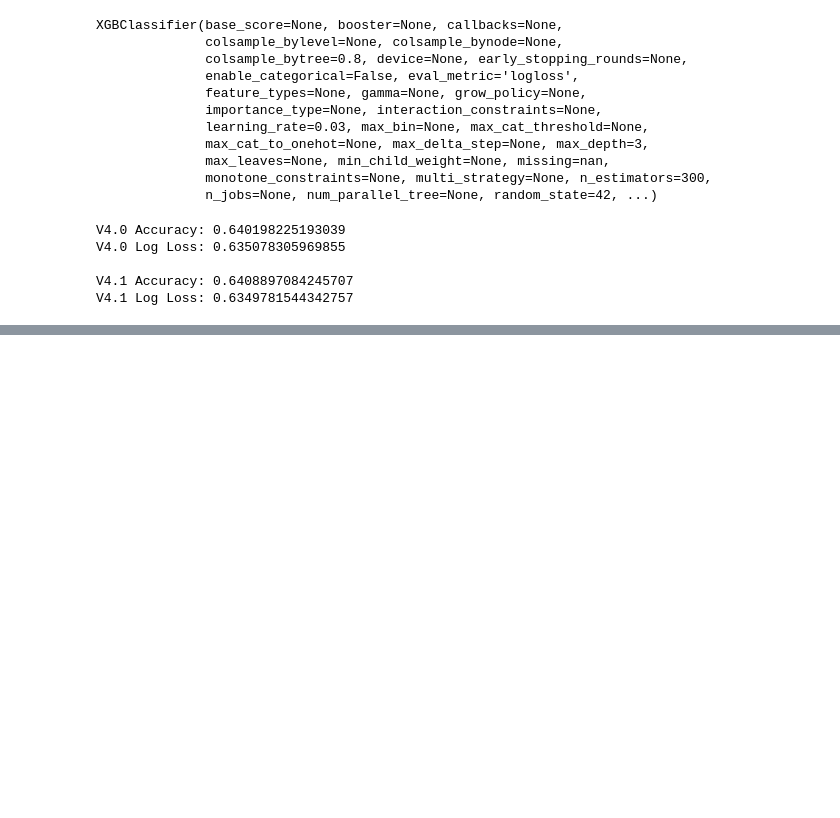
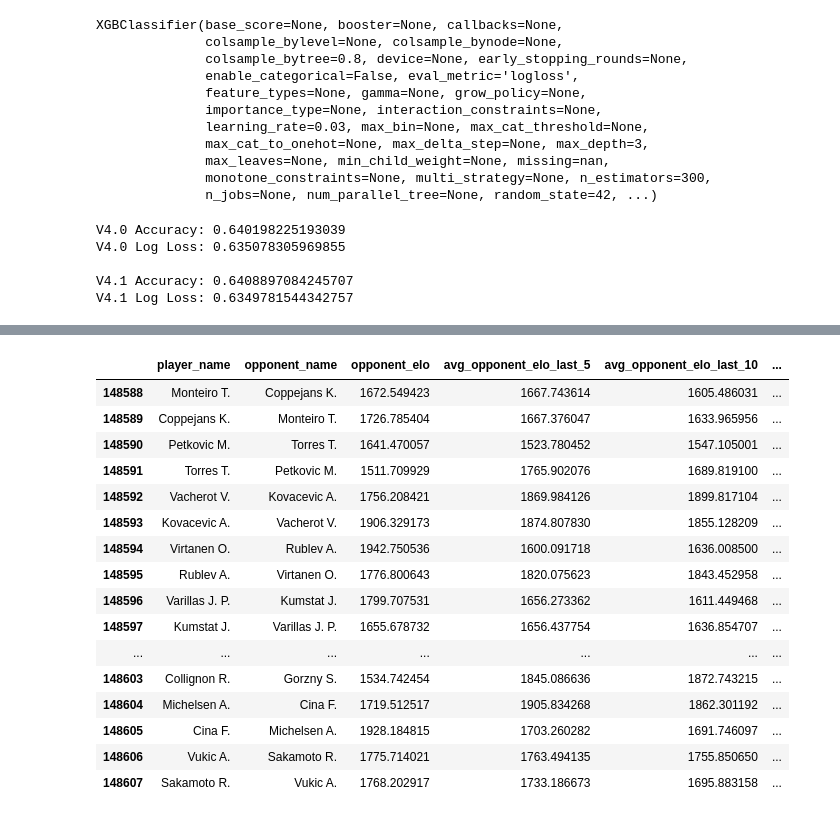
Before and after one commit to chirag330/Tennis-ML-Predictor---US-Open, a Jupyter notebook: Main.ipynb, the cells around one changed output, grey strips where cells are left out. Cells and saved outputs as stored; diff of their text form; code cells hidden in the pictures; blank space fills up the shorter version.

Commit message:
Implemented new features: Elo form for the last 5,10,20 matches

```diff
--- a/Main.ipynb
+++ b/Main.ipynb
@@ -2969,0 +3047,61 @@ V4.1 Log Loss: 0.6349781544342757
+# %%
+# Calculating recent opponent strength
+player_history["avg_opponent_elo_last_5"] = (
+    player_history
+    .groupby("player_id")["opponent_elo"]
+    .transform(
+        lambda s: s.shift(1).rolling(
+            5,
+            min_periods=1
+        ).mean()
+    )
+)
+
+player_history["avg_opponent_elo_last_10"] = (
+    player_history
+    .groupby("player_id")["opponent_elo"]
+    .transform(
+        lambda s: s.shift(1).rolling(
+            10,
+            min_periods=1
+        ).mean()
+    )
+)
+
+player_history["avg_opponent_elo_last_20"] = (
+    player_history
+    .groupby("player_id")["opponent_elo"]
+    .transform(
+        lambda s: s.shift(1).rolling(
+            20,
+            min_periods=1
+        ).mean()
+    )
+)
+# %%
+player_history[[
+    "player_name",
+    "opponent_name",
+    "opponent_elo",
+    "avg_opponent_elo_last_5",
+    "avg_opponent_elo_last_10",
+    "avg_opponent_elo_last_20"
+]].tail(20)
+# %% [output]
+|  | player_name | opponent_name | opponent_elo | avg_opponent_elo_last_5 | avg_opponent_elo_last_10 | ... |
+| 148588 | Monteiro T. | Coppejans K. | 1672.549423 | 1667.743614 | 1605.486031 | ... |
+| 148589 | Coppejans K. | Monteiro T. | 1726.785404 | 1667.376047 | 1633.965956 | ... |
+| 148590 | Petkovic M. | Torres T. | 1641.470057 | 1523.780452 | 1547.105001 | ... |
+| 148591 | Torres T. | Petkovic M. | 1511.709929 | 1765.902076 | 1689.819100 | ... |
+| 148592 | Vacherot V. | Kovacevic A. | 1756.208421 | 1869.984126 | 1899.817104 | ... |
+| 148593 | Kovacevic A. | Vacherot V. | 1906.329173 | 1874.807830 | 1855.128209 | ... |
+| 148594 | Virtanen O. | Rublev A. | 1942.750536 | 1600.091718 | 1636.008500 | ... |
+| 148595 | Rublev A. | Virtanen O. | 1776.800643 | 1820.075623 | 1843.452958 | ... |
+| 148596 | Varillas J. P. | Kumstat J. | 1799.707531 | 1656.273362 | 1611.449468 | ... |
+| 148597 | Kumstat J. | Varillas J. P. | 1655.678732 | 1656.437754 | 1636.854707 | ... |
+| ... | ... | ... | ... | ... | ... | ... |
+| 148603 | Collignon R. | Gorzny S. | 1534.742454 | 1845.086636 | 1872.743215 | ... |
+| 148604 | Michelsen A. | Cina F. | 1719.512517 | 1905.834268 | 1862.301192 | ... |
+| 148605 | Cina F. | Michelsen A. | 1928.184815 | 1703.260282 | 1691.746097 | ... |
+| 148606 | Vukic A. | Sakamoto R. | 1775.714021 | 1763.494135 | 1755.850650 | ... |
+| 148607 | Sakamoto R. | Vukic A. | 1768.202917 | 1733.186673 | 1695.883158 | ... |
```
Also changed, not shown: parts of 22 cells of this notebook.
